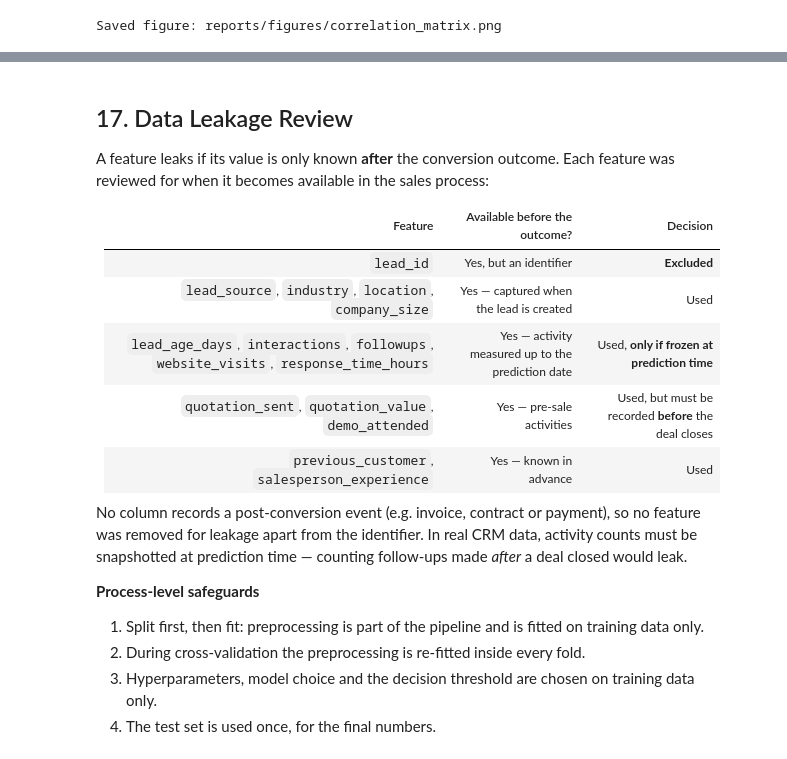
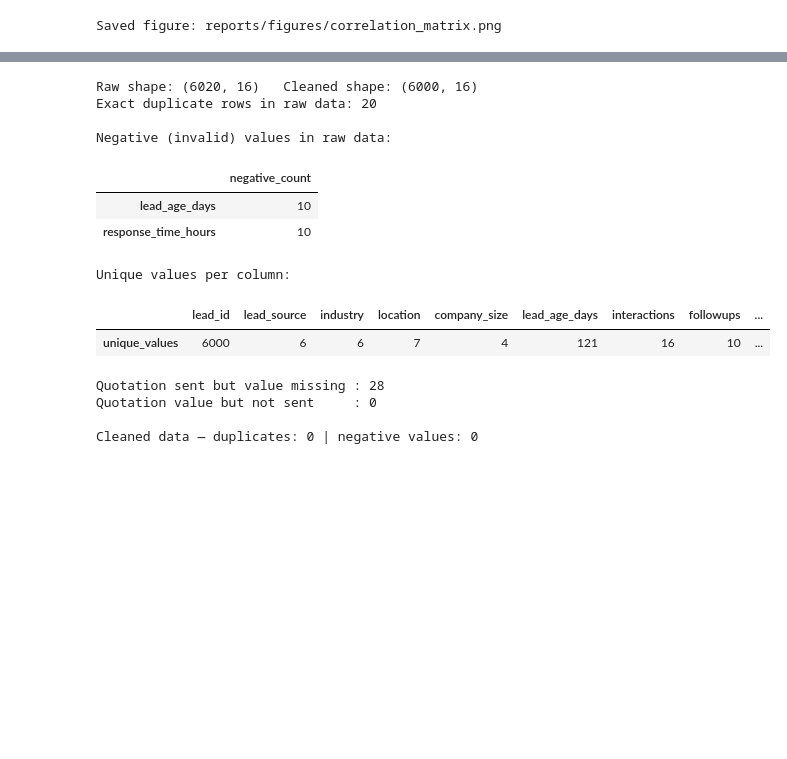
Before and after one commit to iamastaragdiasi/lead-conversion-prediction, a Jupyter notebook: notebooks/lead_analysis.ipynb, the cells around one changed output, grey strips where cells are left out. Drawn from its saved outputs; the diff is of its cells as text; code cells hidden in the pictures; blank space fills up the shorter version.

```diff
--- a/notebooks/lead_analysis.ipynb
+++ b/notebooks/lead_analysis.ipynb
@@ -756,24 +677,35 @@ Train: (4800, 14)   Test: (1200, 14)
-# %% [markdown]
-## 17. Data Leakage Review
-
-A feature leaks if its value is only known **after** the conversion outcome. Each feature was
-reviewed for when it becomes available in the sales process:
-
-| Feature | Available before the outcome? | Decision |
-|---|---|---|
-| `lead_id` | Yes, but an identifier | **Excluded** |
-| `lead_source`, `industry`, `location`, `company_size` | Yes — captured when the lead is created | Used |
-| `lead_age_days`, `interactions`, `followups`, `website_visits`, `response_time_hours` | Yes — activity measured up to the prediction date | Used, **only if frozen at prediction time** |
-| `quotation_sent`, `quotation_value`, `demo_attended` | Yes — pre-sale activities | Used, but must be recorded **before** the deal closes |
-| `previous_customer`, `salesperson_experience` | Yes — known in advance | Used |
-
-No column records a post-conversion event (e.g. invoice, contract or payment), so no feature was
-removed for leakage apart from the identifier. In real CRM data, activity counts must be
-snapshotted at prediction time — counting follow-ups made *after* a deal closed would leak.
-
-**Process-level safeguards**
-
-1. Split first, then fit: preprocessing is part of the pipeline and is fitted on training data only.
-2. During cross-validation the preprocessing is re-fitted inside every fold.
-3. Hyperparameters, model choice and the decision threshold are chosen on training data only.
-4. The test set is used once, for the final numbers.
+# %%
+raw = pd.read_csv(Path("data") / "raw" / "leads_raw.csv")
+
+print(f"Raw shape: {raw.shape}   Cleaned shape: {df.shape}")
+print(f"Exact duplicate rows in raw data: {raw.duplicated().sum()}")
+
+numeric_columns = raw.select_dtypes("number").columns.drop(["lead_id", "converted"])
+invalid = (raw[numeric_columns] < 0).sum()
+print("\nNegative (invalid) values in raw data:")
+display(invalid[invalid > 0].to_frame("negative_count"))
+
+print("Unique values per column:")
+display(raw.nunique().to_frame("unique_values").T)
+
+sent_without_value = ((raw["quotation_sent"] == 1) & raw["quotation_value"].isna()).sum()
+value_without_sent = ((raw["quotation_sent"] == 0) & (raw["quotation_value"] > 0)).sum()
+print(f"Quotation sent but value missing : {sent_without_value}")
+print(f"Quotation value but not sent     : {value_without_sent}")
+print("\nCleaned data — duplicates:", df.duplicated().sum(),
+      "| negative values:", int((df[numeric_columns] < 0).sum().sum()))
+# %% [output]
+Raw shape: (6020, 16)   Cleaned shape: (6000, 16)
+Exact duplicate rows in raw data: 20
+
+Negative (invalid) values in raw data:
+|  | negative_count |
+| lead_age_days | 10 |
+| response_time_hours | 10 |
+Unique values per column:
+|  | lead_id | lead_source | industry | location | company_size | lead_age_days | interactions | followups | ... |
+| unique_values | 6000 | 6 | 6 | 7 | 4 | 121 | 16 | 10 | ... |
+Quotation sent but value missing : 28
+Quotation value but not sent     : 0
+
+Cleaned data — duplicates: 0 | negative values: 0
```
Also changed, not shown: parts of 40 cells of this notebook, 7 other files.
